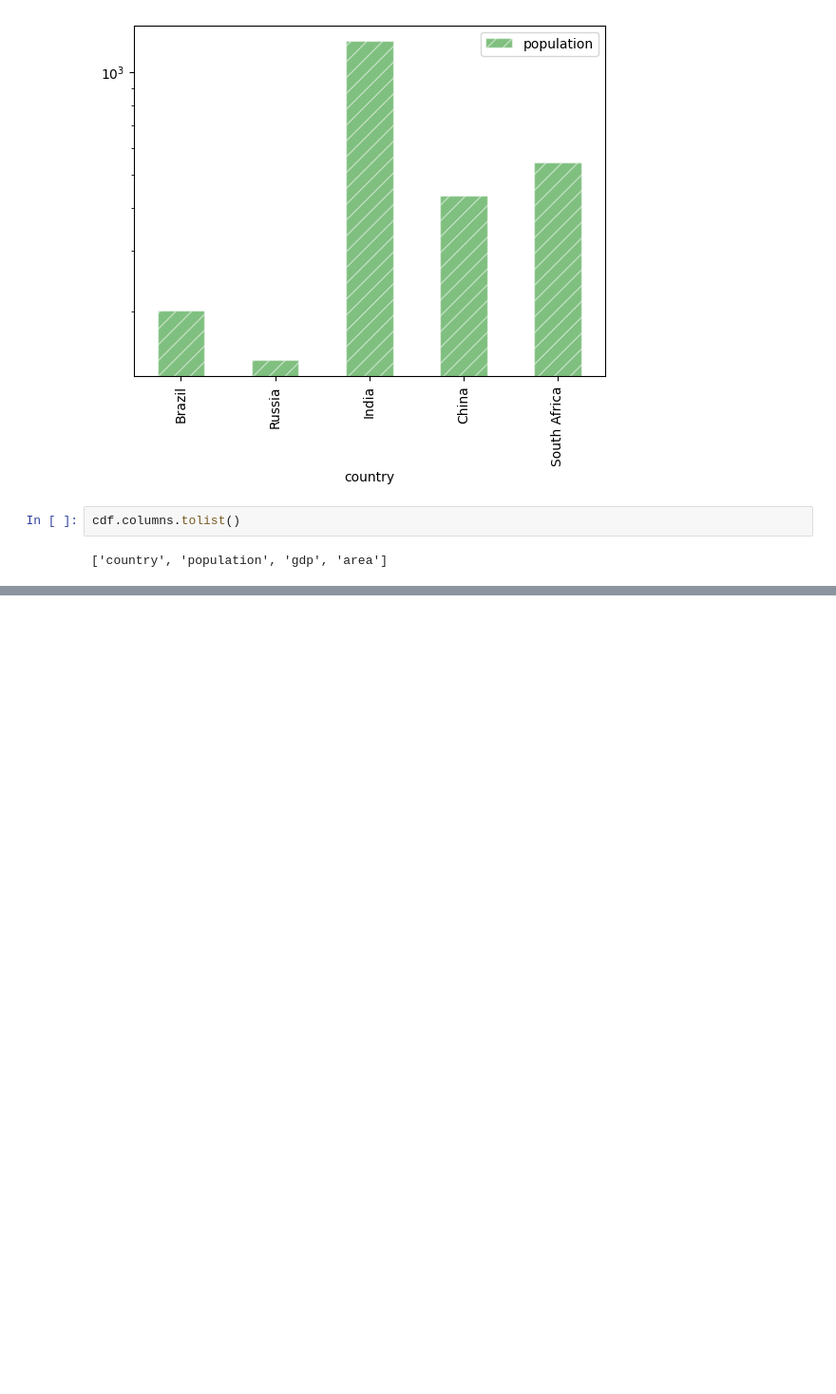
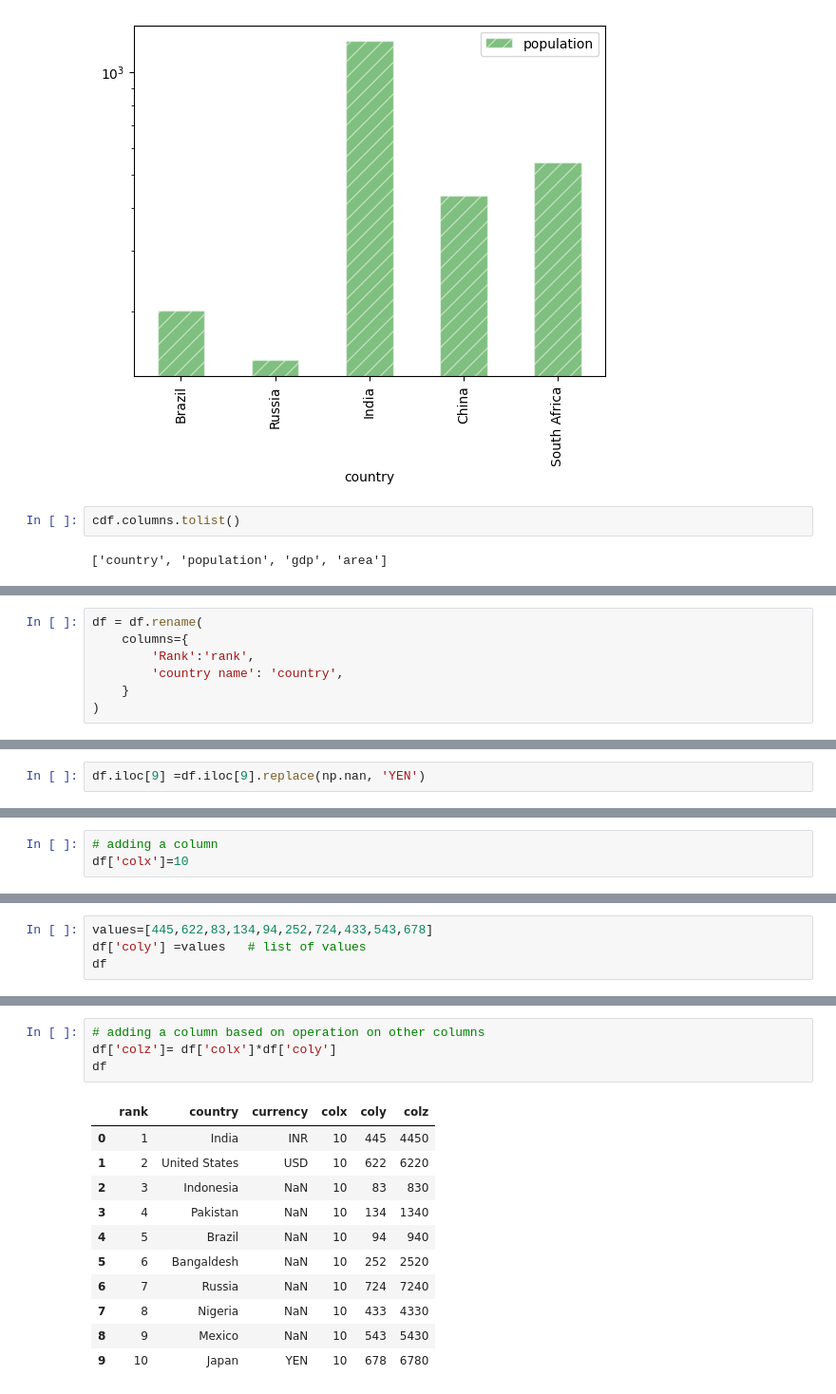
Before and after one commit to Shailja108/data-analyst, a Jupyter notebook: pandas.basics.ipynb, the cells around one changed output, grey strips where cells are left out. Shown at 95% size. Saved outputs shown, nothing was run; the diff lists cells and outputs as text; blank space fills up the shorter version.

```diff
--- a/pandas.basics.ipynb
+++ b/pandas.basics.ipynb
@@ -106,0 +165,7 @@ cdf.columns.tolist()
+# %%
+df = df.rename(
+    columns={
+        'Rank':'rank',
+        'country name': 'country',
+    }
+)
@@ -106,0 +186,2 @@ cdf.columns.tolist()
+# %%
+df.iloc[9] =df.iloc[9].replace(np.nan, 'YEN')
@@ -106,0 +195,3 @@ cdf.columns.tolist()
+# %%
+# adding a column
+df['colx']=10
@@ -106,0 +212,4 @@ cdf.columns.tolist()
+# %%
+values=[445,622,83,134,94,252,724,433,543,678]
+df['coly'] =values   # list of values
+df
@@ -106,0 +228,16 @@ cdf.columns.tolist()
+# %%
+# adding a column based on operation on other columns
+df['colz']= df['colx']*df['coly']
+df
+# %% [output]
+|  | rank | country | currency | colx | coly | colz |
+| 0 | 1 | India | INR | 10 | 445 | 4450 |
+| 1 | 2 | United States | USD | 10 | 622 | 6220 |
+| 2 | 3 | Indonesia | NaN | 10 | 83 | 830 |
+| 3 | 4 | Pakistan | NaN | 10 | 134 | 1340 |
+| 4 | 5 | Brazil | NaN | 10 | 94 | 940 |
+| 5 | 6 | Bangaldesh | NaN | 10 | 252 | 2520 |
+| 6 | 7 | Russia | NaN | 10 | 724 | 7240 |
+| 7 | 8 | Nigeria | NaN | 10 | 433 | 4330 |
+| 8 | 9 | Mexico | NaN | 10 | 543 | 5430 |
+| 9 | 10 | Japan | YEN | 10 | 678 | 6780 |
```
Also changed, not shown: parts of 16 cells of this notebook, 2 other files.
